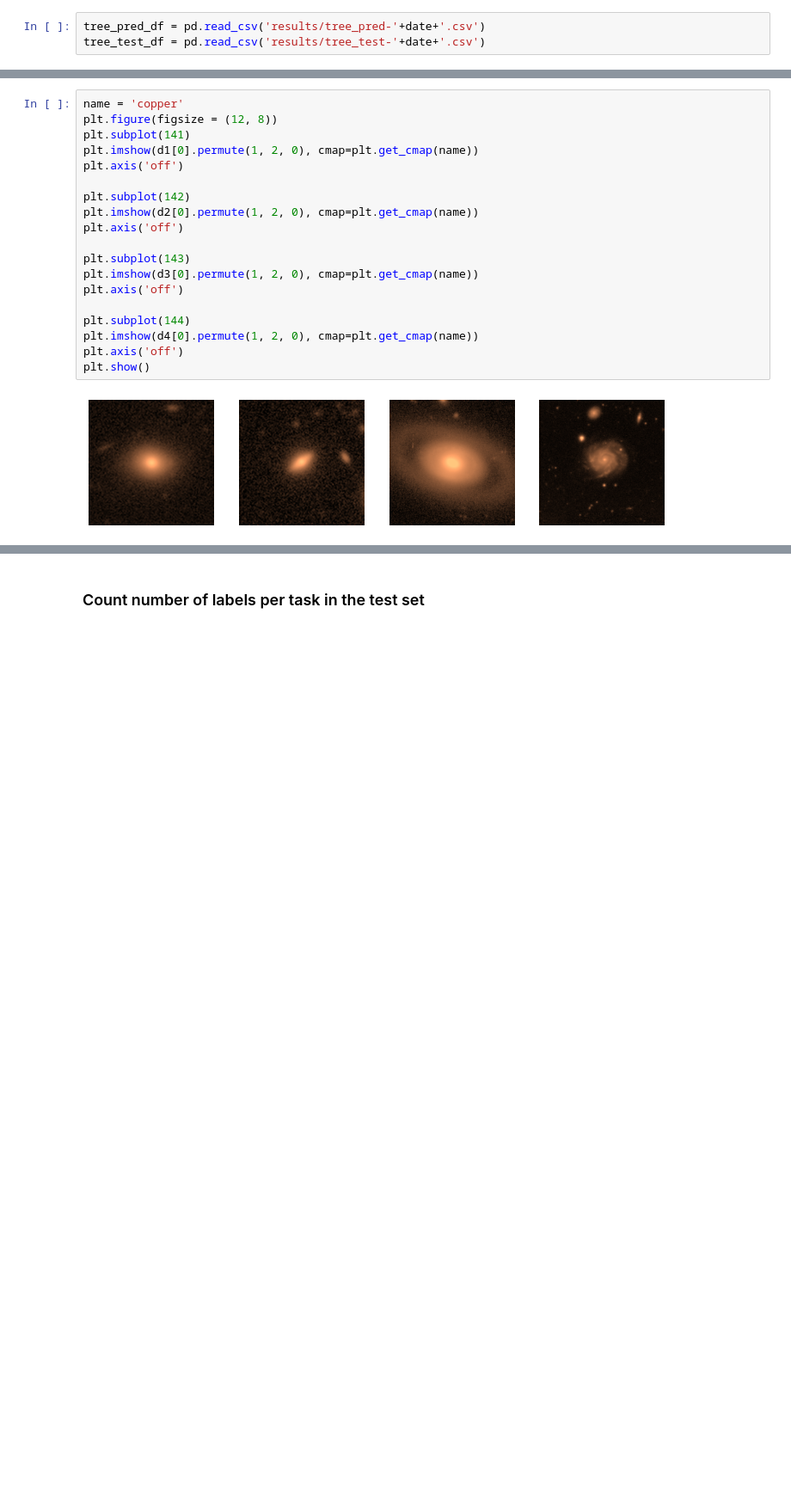
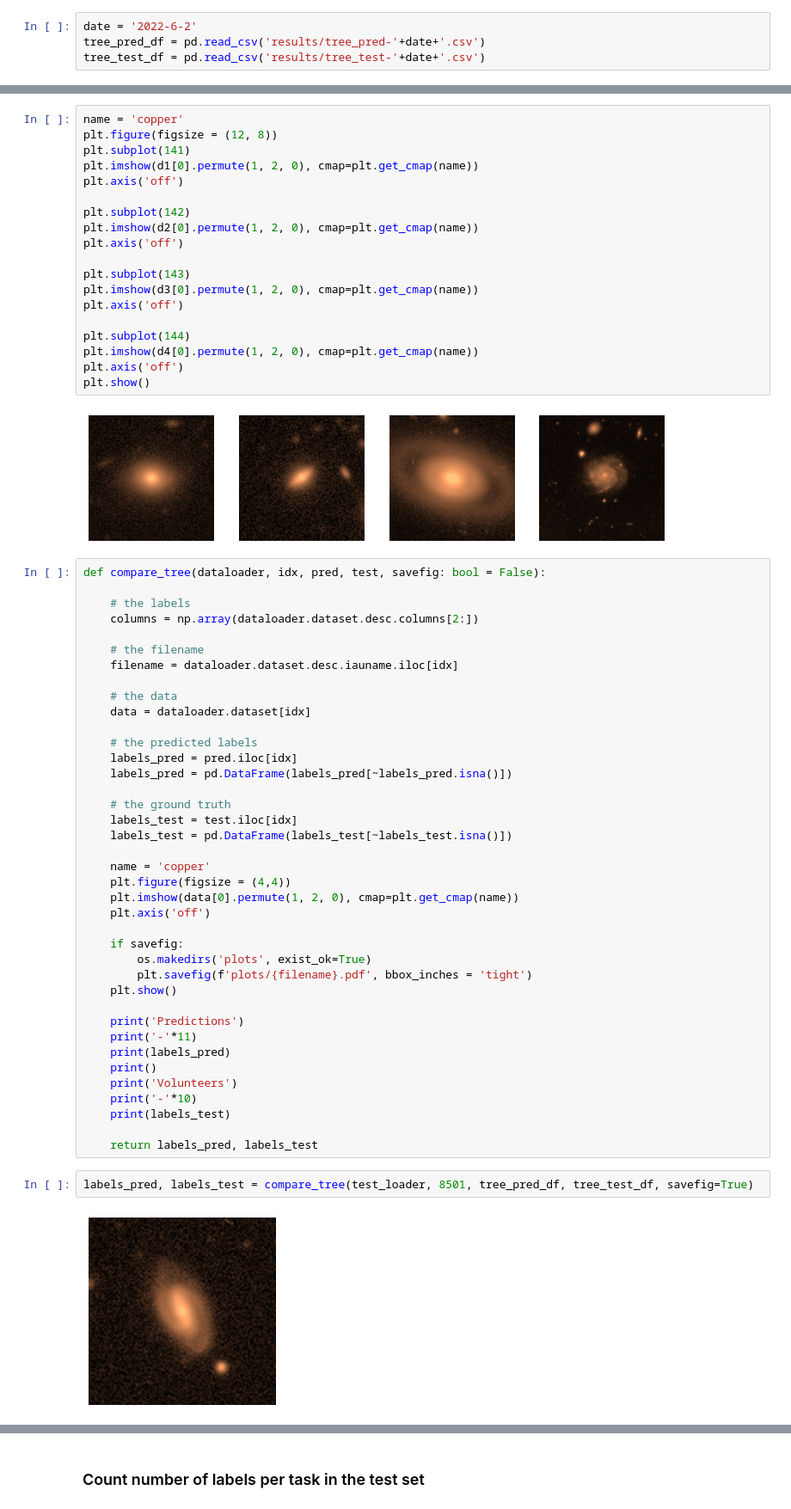
Before and after one commit to Harry45/MTL, a Jupyter notebook: decals.ipynb, the cells around one changed output, grey strips where cells are left out. Shown at 86% size. Cells and saved outputs as stored; diff of their text form; blank space fills up the shorter version.

```diff
--- a/decals.ipynb
+++ b/decals.ipynb
@@ -538,6 +623,7 @@ Save the outputs
 import pandas as pd
 import sklearn.metrics as sm
 # %%
+date = '2022-6-2'
 tree_pred_df = pd.read_csv('results/tree_pred-'+date+'.csv')
 tree_test_df = pd.read_csv('results/tree_test-'+date+'.csv')
 # %%
@@ -590,3 +676,46 @@ plt.axis('off')
 plt.show()
 # %% [output]
 [figure]
+# %%
+def compare_tree(dataloader, idx, pred, test, savefig: bool = False):
+
+    # the labels
+    columns = np.array(dataloader.dataset.desc.columns[2:])
+
+    # the filename
+    filename = dataloader.dataset.desc.iauname.iloc[idx]
+
+    # the data
+    data = dataloader.dataset[idx]
+
+    # the predicted labels
+    labels_pred = pred.iloc[idx]
+    labels_pred = pd.DataFrame(labels_pred[~labels_pred.isna()])
+
+    # the ground truth
+    labels_test = test.iloc[idx]
+    labels_test = pd.DataFrame(labels_test[~labels_test.isna()])
+
+    name = 'copper'
+    plt.figure(figsize = (4,4))
+    plt.imshow(data[0].permute(1, 2, 0), cmap=plt.get_cmap(name))
+    plt.axis('off')
+
+    if savefig:
+        os.makedirs('plots', exist_ok=True)
+        plt.savefig(f'plots/{filename}.pdf', bbox_inches = 'tight')
+    plt.show()
+
+    print('Predictions')
+    print('-'*11)
+    print(labels_pred)
+    print()
+    print('Volunteers')
+    print('-'*10)
+    print(labels_test)
+
+    return labels_pred, labels_test
+# %%
+labels_pred, labels_test = compare_tree(test_loader, 8501, tree_pred_df, tree_test_df, savefig=True)
+# %% [output]
+[figure, added]
```
Also changed, not shown: parts of 9 cells of this notebook, 2 other files.
